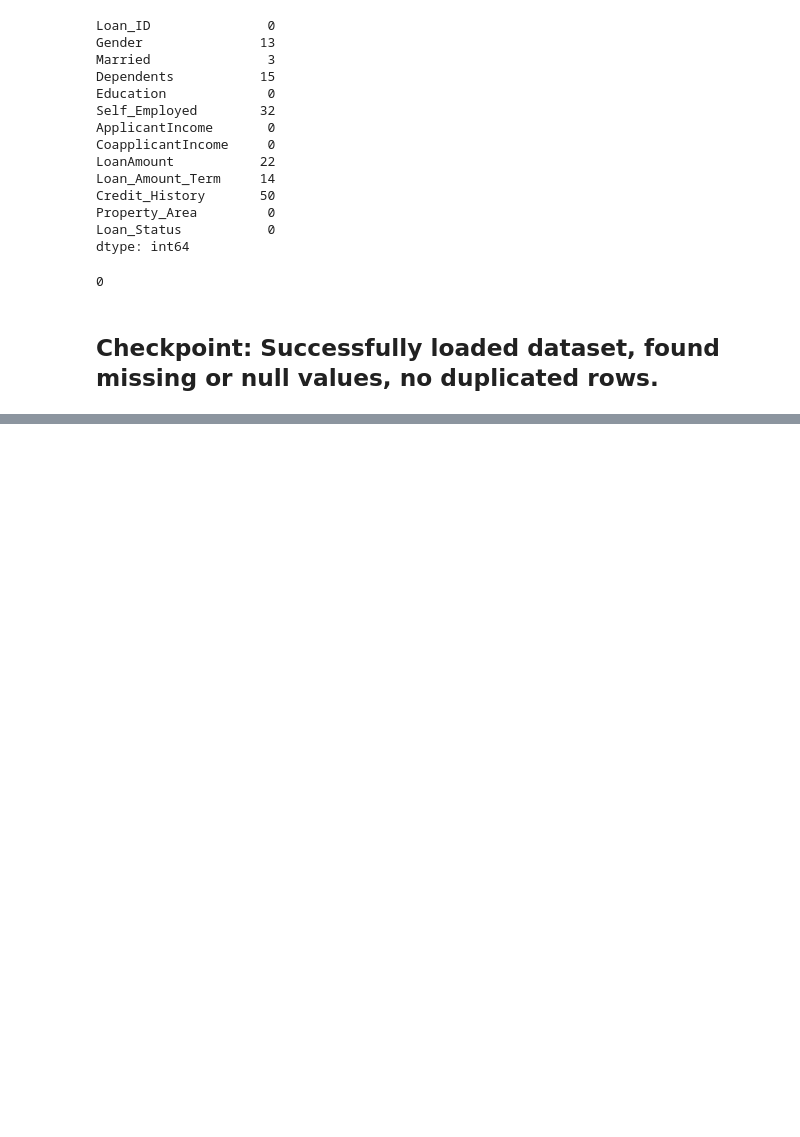
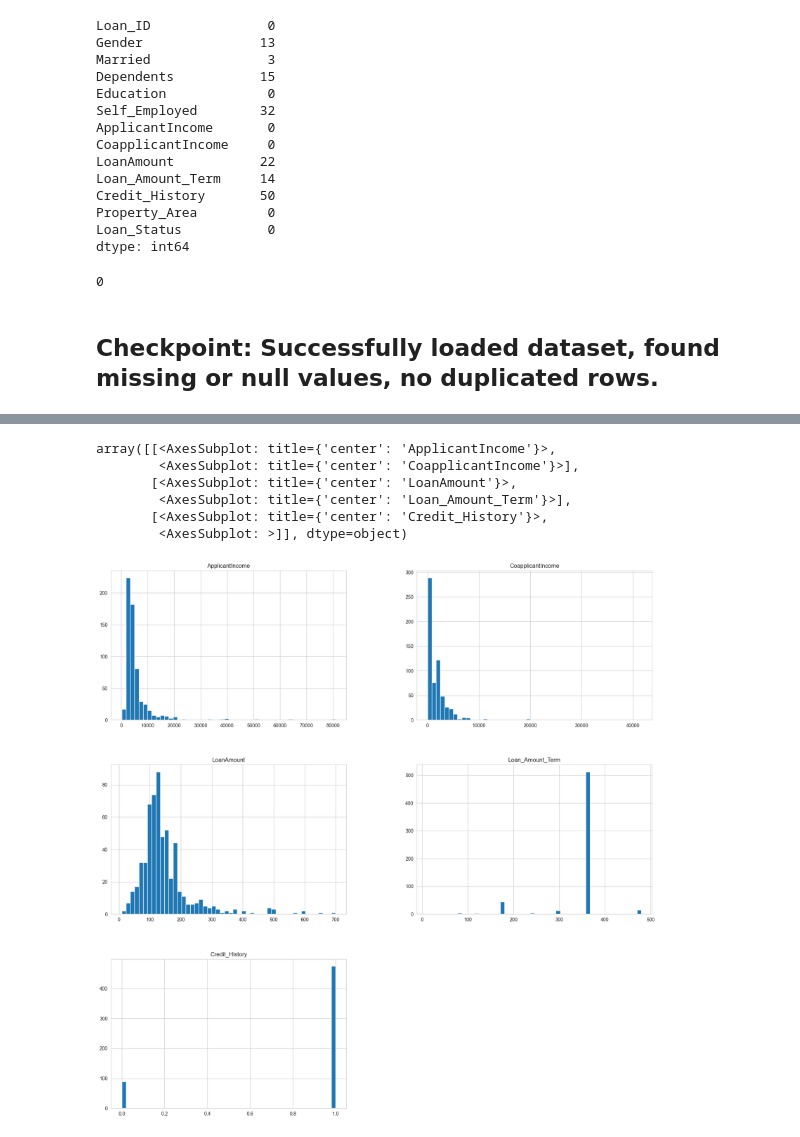
Before and after one commit to AirPro/freidrd-final-project-alternate, a Jupyter notebook: Loan_Data.ipynb, the cells around one changed output, grey strips where cells are left out. Saved outputs shown, nothing was run; the diff lists cells and outputs as text; code cells hidden in the pictures; blank space fills up the shorter version.

Commit message:
Create hisograms analyze numerical data

```diff
--- a/Loan_Data.ipynb
+++ b/Loan_Data.ipynb
@@ -67,0 +106,11 @@ dfloan.duplicated().sum()
+# %%
+# Examine the numerical dataset histograms for outliers and anomalies.
+dfloan.hist(bins = 50, figsize=(20,20))
+# %% [output]
+array([[<AxesSubplot: title={'center': 'ApplicantIncome'}>,
+        <AxesSubplot: title={'center': 'CoapplicantIncome'}>],
+       [<AxesSubplot: title={'center': 'LoanAmount'}>,
+        <AxesSubplot: title={'center': 'Loan_Amount_Term'}>],
+       [<AxesSubplot: title={'center': 'Credit_History'}>,
+        <AxesSubplot: >]], dtype=object)
+[figure, added]
```
Also changed, not shown: parts of 4 cells of this notebook.
